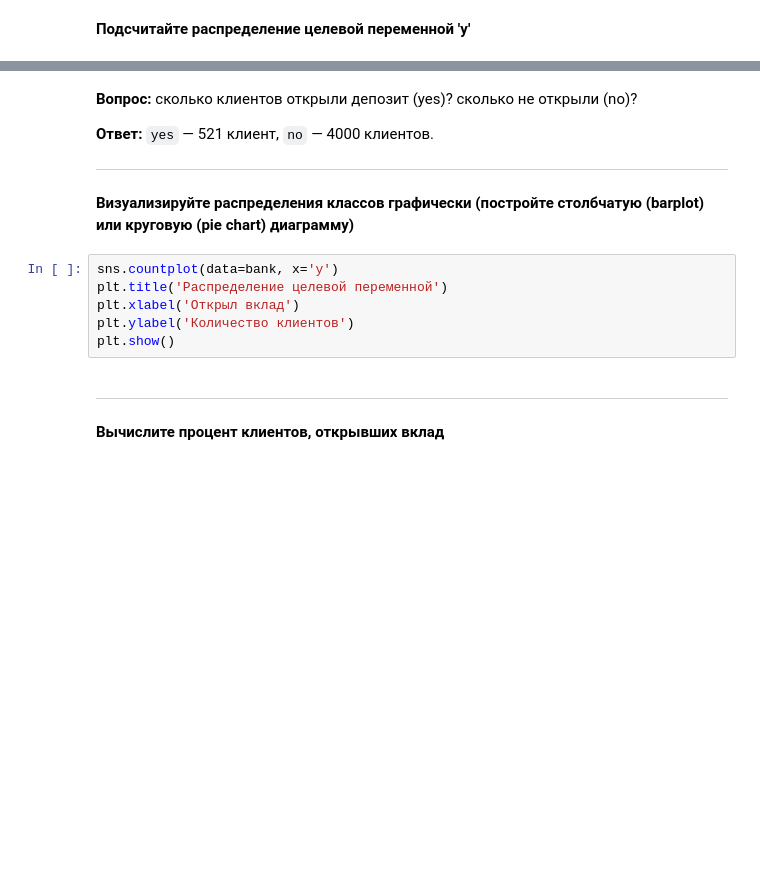
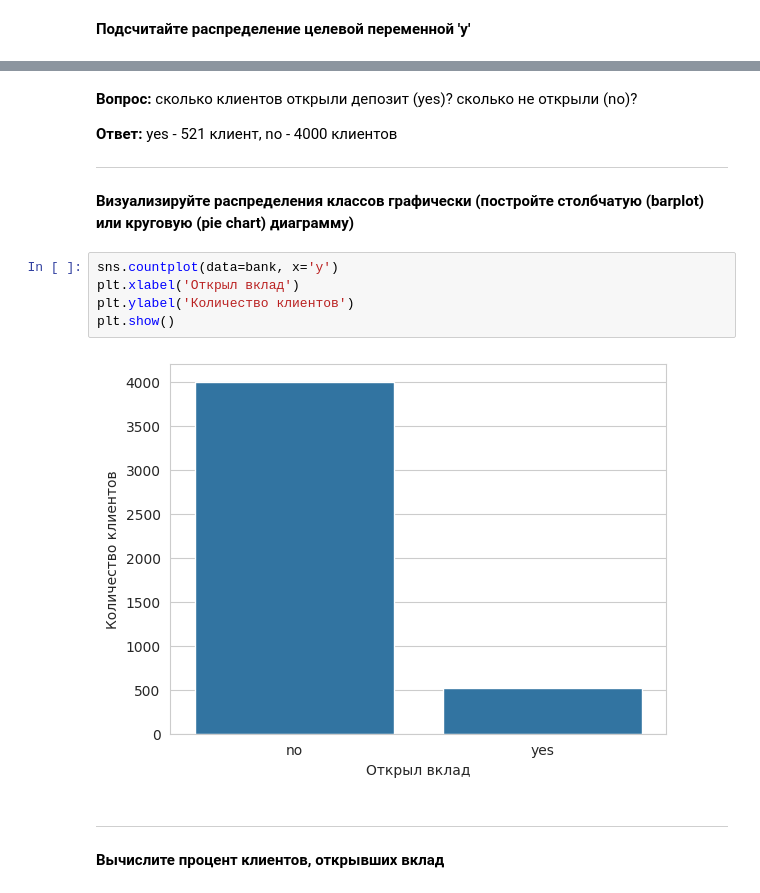
Before and after one commit to runessaa/-Streltsov-Projects, a Jupyter notebook: Практическая_работа_№10_Разведочный_анализ,_предобработка_данных_и_обучение_моделей_классификации.ipynb, the cells around one changed output, grey strips where cells are left out. Saved outputs shown, nothing was run; the diff lists cells and outputs as text; blank space fills up the shorter version.

```diff
--- a/Практическая_работа_№10_Разведочный_анализ,_предобработка_данных_и_обучение_моделей_классификации.ipynb
+++ b/Практическая_работа_№10_Разведочный_анализ,_предобработка_данных_и_обучение_моделей_классификации.ipynb
@@ -176,17 +249,18 @@ bank['y'].value_counts()
 # %% [markdown]
 **Вопрос:** сколько клиентов открыли депозит (yes)? сколько не открыли (no)?
 
-**Ответ:** `yes` — 521 клиент, `no` — 4000 клиентов.
+**Ответ:** yes - 521 клиент, no - 4000 клиентов
 
 ---
 
 **Визуализируйте распределения классов графически (постройте столбчатую (barplot) или круговую (pie chart) диаграмму)**
 # %%
 sns.countplot(data=bank, x='y')
-plt.title('Распределение целевой переменной')
 plt.xlabel('Открыл вклад')
 plt.ylabel('Количество клиентов')
 plt.show()
+# %% [output]
+[figure, added]
 # %% [markdown]
 ---
 
```
Also changed, not shown: parts of 54 cells of this notebook.
